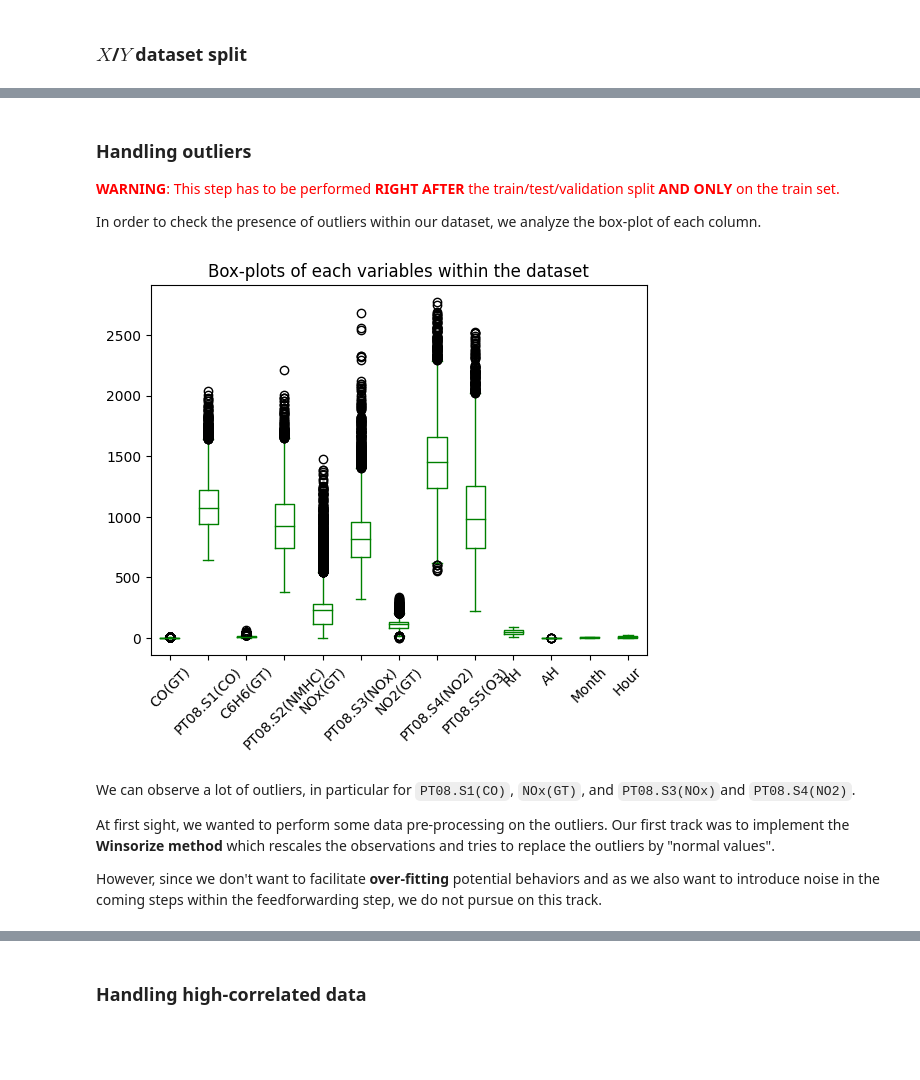
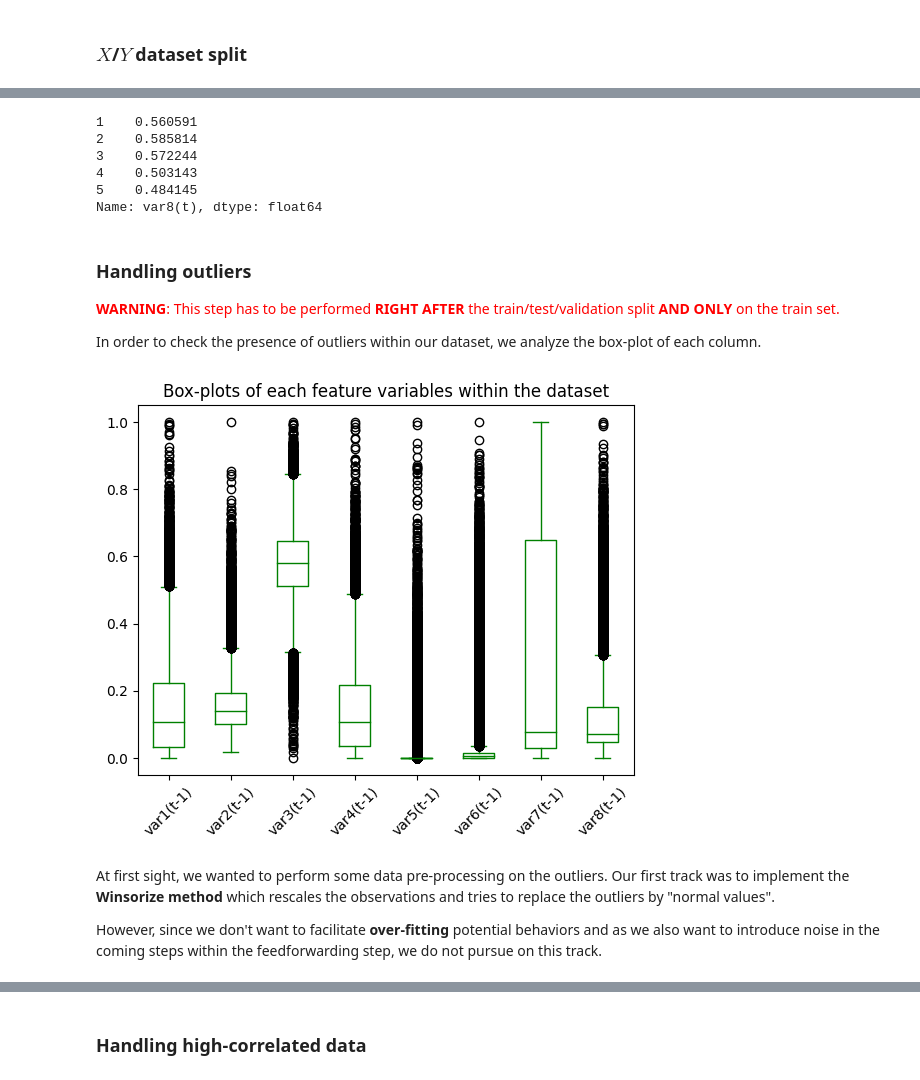
Before and after one commit to lcsrodriguez/dl-practicals, a Jupyter notebook: p4/p4.ipynb, the cells around one changed output, grey strips where cells are left out. Drawn from its saved outputs; the diff is of its cells as text; code cells hidden in the pictures; blank space fills up the shorter version.

```diff
--- a/p4/p4.ipynb
+++ b/p4/p4.ipynb
@@ -330,0 +407,29 @@ df.to_csv(path_or_buf="data/processed_dataset.csv",
+# %%
+def series_to_supervised(data, n_in: int = 1, n_out: int = 1):
+    """
+    Function
+    :return:
+    """
+    n_vars = 1 if type(data) is list else data.shape[1]
+
+    dff = pd.DataFrame(data)
+
+    cols, names = list(), list()
+
+    for i in range(n_in, 0, -1):
+        cols.append(dff.shift(i))
+        names += [('var%d(t-%d)' % (j+1, i)) for j in range(n_vars)]
+
+    for i in range(0, n_out):
+        cols.append(dff.shift(i))
+        if i == 0:
+            names += [('var%d(t)' % (j+1)) for j in range(n_vars)]
+        else:
+            names += [('var%d(t+%d)' % (j+1)) for j in range(n_vars)]
+
+        agg = pd.concat(cols, axis=1)
+        agg.columns = names
+        agg.dropna(inplace=True)
+        return agg
+# %%
+r = series_to_supervised(df_resample)
@@ -330,0 +452,3 @@ df.to_csv(path_or_buf="data/processed_dataset.csv",
+# %%
+a = list(range(df_resample.shape[1], 2*df_resample.shape[1] - 1))
+r.drop(r.columns[a], axis=1, inplace=True)
@@ -362,0 +479,3 @@ Name: T, dtype: float64
+# %%
+X = r.copy() # X as a deep copy for security reason
+Y = X.pop("var8(t)")
@@ -363,3 +492,13 @@ Name: T, dtype: float64
+# %%
+# Target
+Y.head()
+# %% [output]
+1    0.560591
+2    0.585814
+3    0.572244
+4    0.503143
+5    0.484145
+Name: var8(t), dtype: float64
 # %% [markdown]
 ### Handling outliers
 
@@ -370,14 +509,12 @@ Name: T, dtype: float64
 In order to check the presence of outliers within our dataset, we analyze the box-plot of each column.
 # %%
 X.plot(kind="box",
-       title="Box-plots of each variables within the dataset",
+       title="Box-plots of each feature variables within the dataset",
        color="green", xlabel=None)
 _ = plt.xticks(rotation=45)
 # %% [output]
-[figure, old version]
+[figure, new version]
 # %% [markdown]
-We can observe a lot of outliers, in particular for `PT08.S1(CO)`, `NOx(GT)`, and `PT08.S3(NOx)`and `PT08.S4(NO2)`.
-
 At first sight, we wanted to perform some data pre-processing on the outliers. Our first track was to implement the **Winsorize method** which rescales the observations and tries to replace the outliers by "normal values".
 
 However, since we don't want to facilitate **over-fitting** potential behaviors and as we also want to introduce noise in the coming steps within the feedforwarding step, we do not pursue on this track.
```
Also changed, not shown: parts of 42 cells of this notebook.
